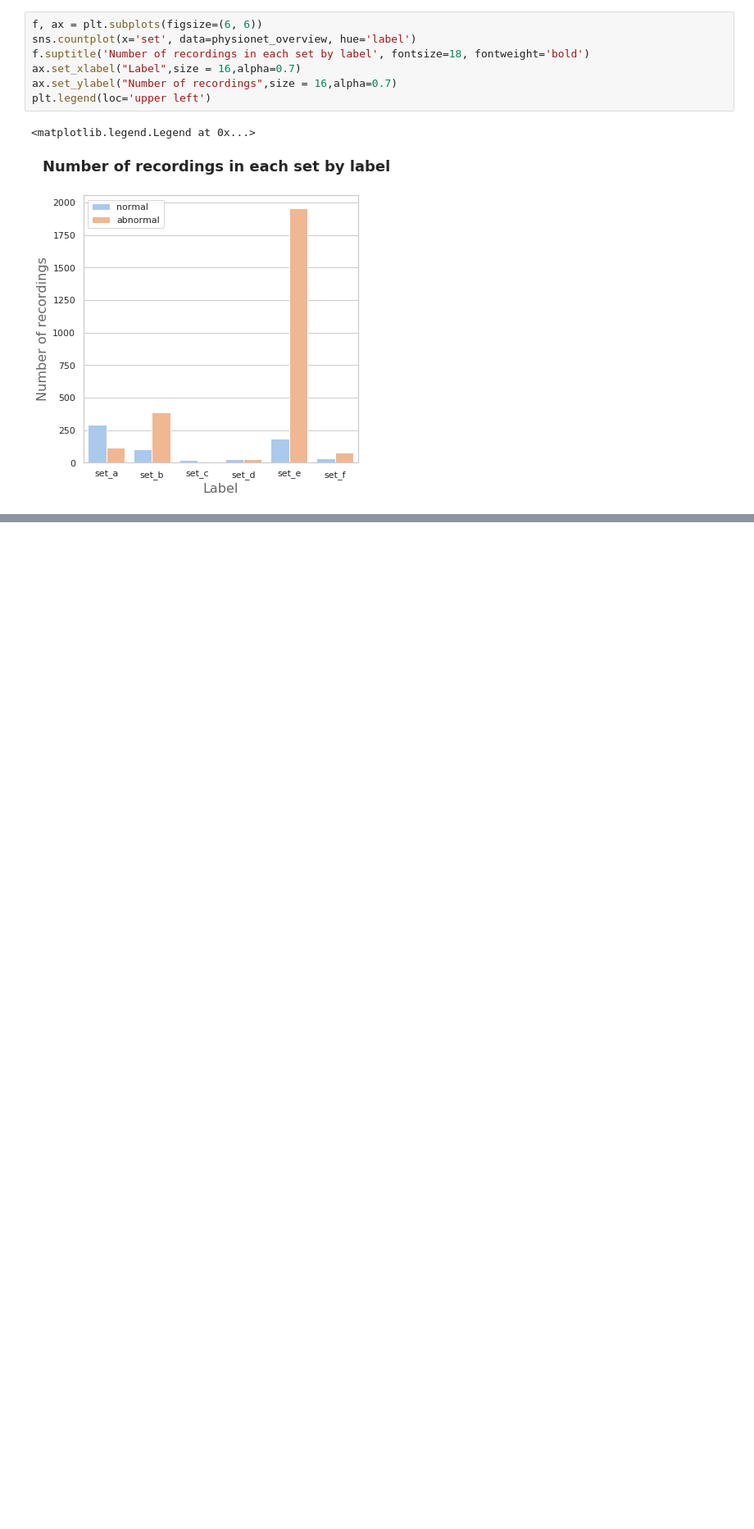
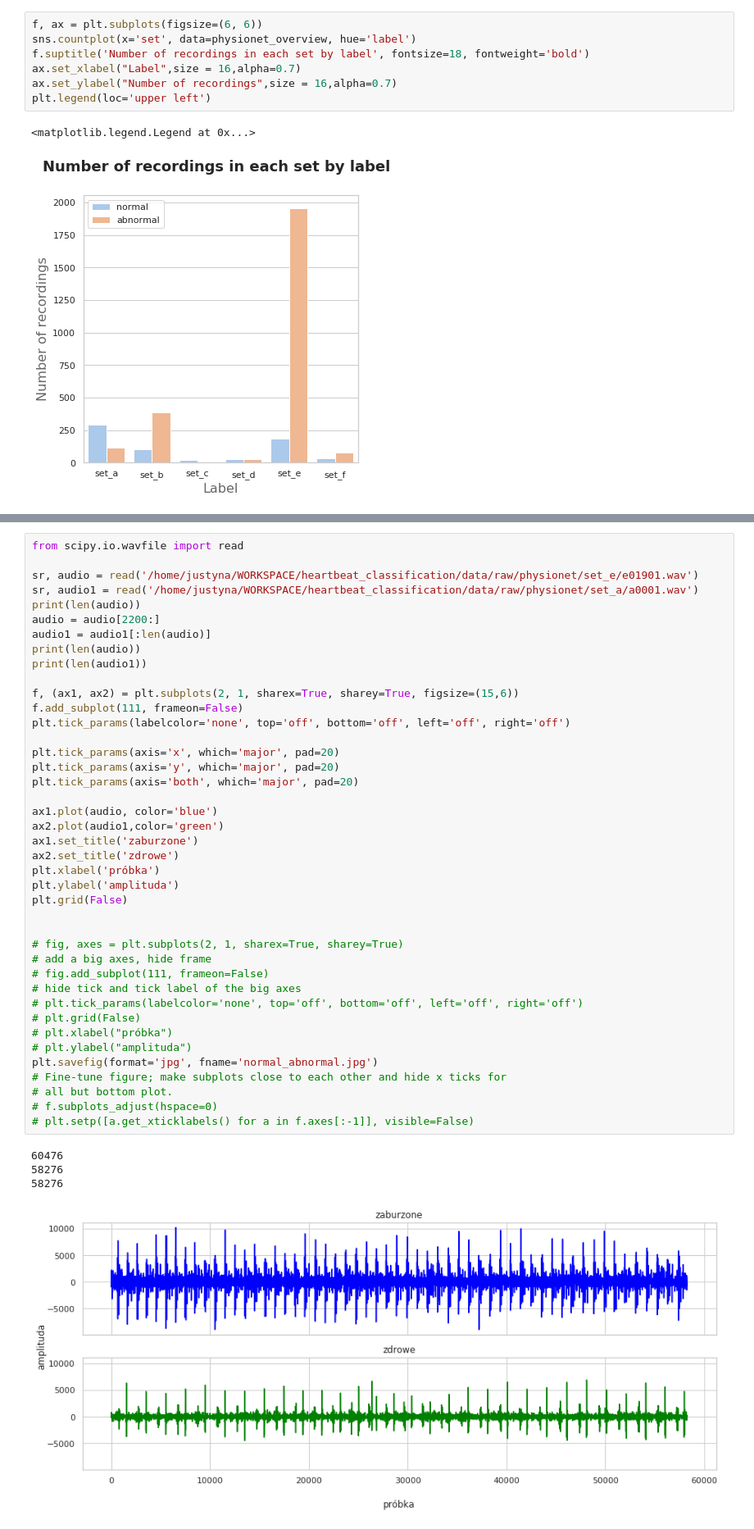
Before and after one commit to jczestochowska/heartbeat_classification, a Jupyter notebook: notebooks/physionet_dataset_analysis.ipynb, the cells around one changed output, grey strips where cells are left out. Shown at 82% size. Drawn from its saved outputs; the diff is of its cells as text; blank space fills up the shorter version.

```diff
--- a/notebooks/physionet_dataset_analysis.ipynb
+++ b/notebooks/physionet_dataset_analysis.ipynb
@@ -164,0 +169,46 @@ No handles with labels found to put in legend.
+# %%
+from scipy.io.wavfile import read
+
+sr, audio = read('/home/justyna/WORKSPACE/heartbeat_classification/data/raw/physionet/set_e/e01901.wav')
+sr, audio1 = read('/home/justyna/WORKSPACE/heartbeat_classification/data/raw/physionet/set_a/a0001.wav')
+print(len(audio))
+audio = audio[2200:]
+audio1 = audio1[:len(audio)]
+print(len(audio))
+print(len(audio1))
+
+f, (ax1, ax2) = plt.subplots(2, 1, sharex=True, sharey=True, figsize=(15,6))
+f.add_subplot(111, frameon=False)
+plt.tick_params(labelcolor='none', top='off', bottom='off', left='off', right='off')
+
+plt.tick_params(axis='x', which='major', pad=20)
+plt.tick_params(axis='y', which='major', pad=20)
+plt.tick_params(axis='both', which='major', pad=20)
+
+ax1.plot(audio, color='blue')
+ax2.plot(audio1,color='green')
+ax1.set_title('zaburzone')
+ax2.set_title('zdrowe')
+plt.xlabel('próbka')
+plt.ylabel('amplituda')
+plt.grid(False)
+
+
+# fig, axes = plt.subplots(2, 1, sharex=True, sharey=True)
+# add a big axes, hide frame
+# fig.add_subplot(111, frameon=False)
+# hide tick and tick label of the big axes
+# plt.tick_params(labelcolor='none', top='off', bottom='off', left='off', right='off')
+# plt.grid(False)
+# plt.xlabel("próbka")
+# plt.ylabel("amplituda")
+plt.savefig(format='jpg', fname='normal_abnormal.jpg')
+# Fine-tune figure; make subplots close to each other and hide x ticks for
+# all but bottom plot.
+# f.subplots_adjust(hspace=0)
+# plt.setp([a.get_xticklabels() for a in f.axes[:-1]], visible=False)
+# %% [output]
+60476
+58276
+58276
+[figure, added]
```
Also changed, not shown: parts of 3 cells of this notebook, 4 other files.
